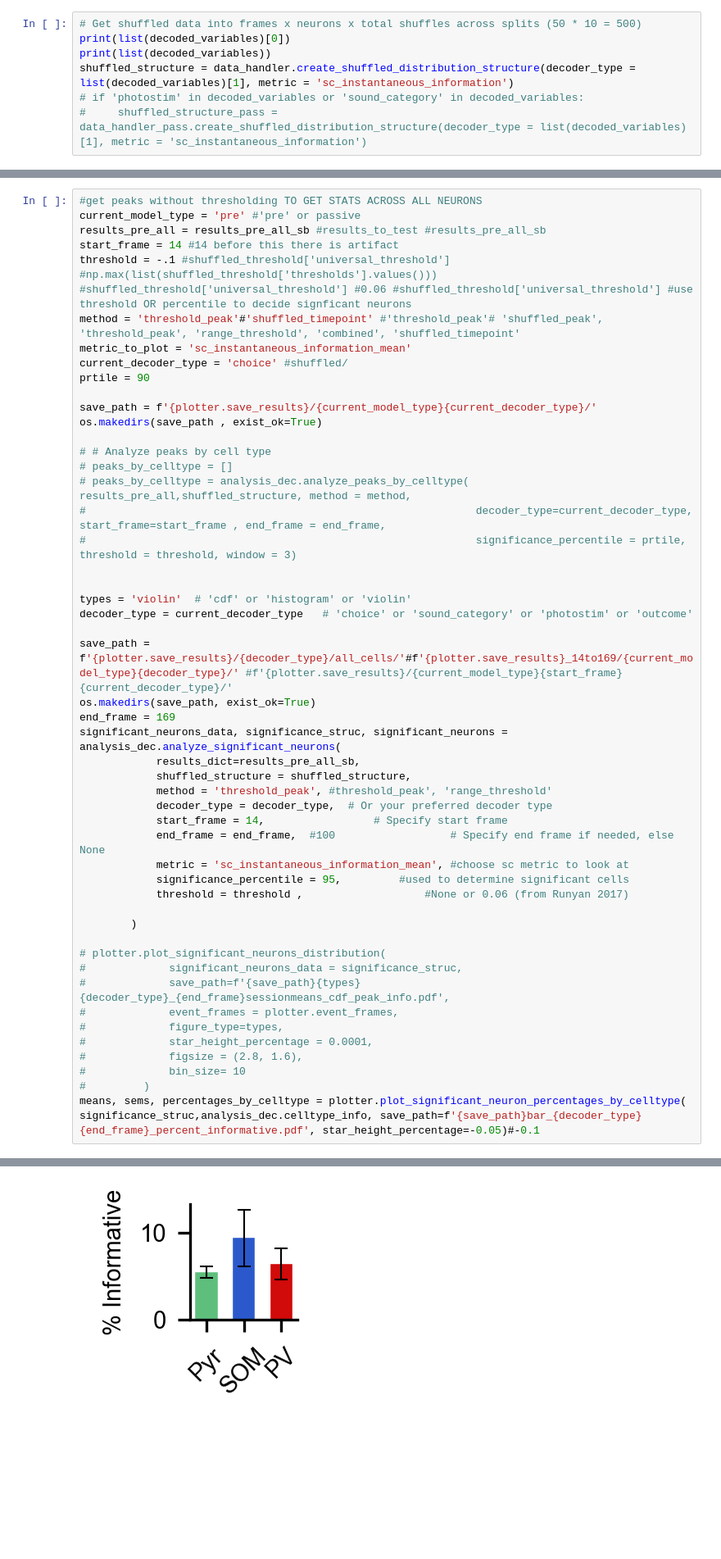
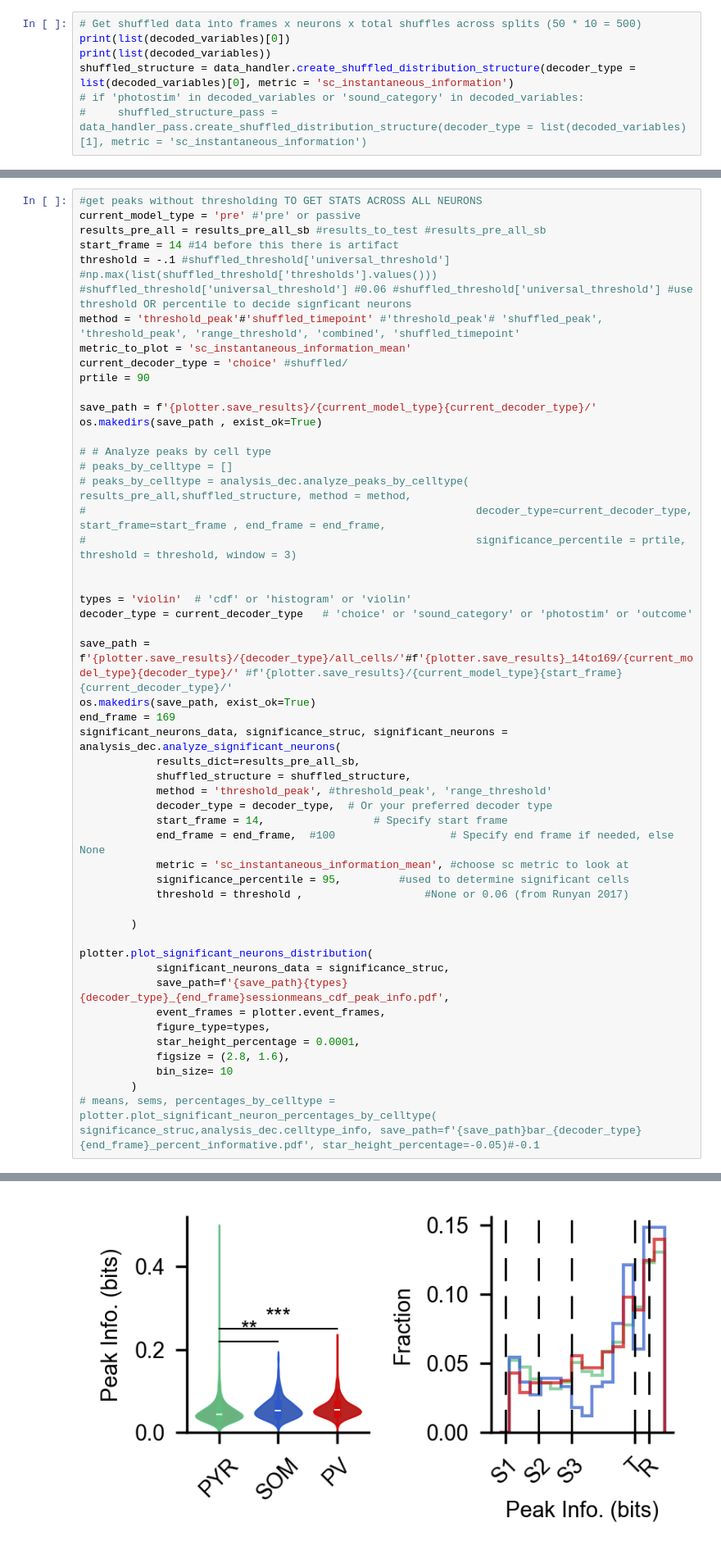
Before and after one commit to constanzabassi/GLM-analysis, a Jupyter notebook: run_glm_decoding_analysis.ipynb, the cells around one changed output, grey strips where cells are left out. Shown at 82% size. Saved outputs shown, nothing was run; the diff lists cells and outputs as text; blank space fills up the shorter version.

Commit message:
changes to sig neuron plot

```diff
--- a/run_glm_decoding_analysis.ipynb
+++ b/run_glm_decoding_analysis.ipynb
@@ -147,7 +178,7 @@ Memory used by this process: 47.52 GB
 # Get shuffled data into frames x neurons x total shuffles across splits (50 * 10 = 500)
 print(list(decoded_variables)[0])
 print(list(decoded_variables))
-shuffled_structure = data_handler.create_shuffled_distribution_structure(decoder_type = list(decoded_variables)[1], metric = 'sc_instantaneous_information')
+shuffled_structure = data_handler.create_shuffled_distribution_structure(decoder_type = list(decoded_variables)[0], metric = 'sc_instantaneous_information')
 # if 'photostim' in decoded_variables or 'sound_category' in decoded_variables:
 #     shuffled_structure_pass = data_handler_pass.create_shuffled_distribution_structure(decoder_type = list(decoded_variables)[1], metric = 'sc_instantaneous_information')
 # %% [output]
@@ -320,14 +351,14 @@ significant_neurons_data, significance_struc, significant_neurons = analysis_dec
 
         )
 
-# plotter.plot_significant_neurons_distribution(
-#             significant_neurons_data = significance_struc,
-#             save_path=f'{save_path}{types}{decoder_type}_{end_frame}sessionmeans_cdf_peak_info.pdf',
-#             event_frames = plotter.event_frames,
-#             figure_type=types,
-#             star_height_percentage = 0.0001,
-#             figsize = (2.8, 1.6),
-#             bin_size= 10
-#         )
-means, sems, percentages_by_celltype = plotter.plot_significant_neuron_percentages_by_celltype( significance_struc,analysis_dec.celltype_info, save_path=f'{save_path}bar_{decoder_type}{end_frame}_percent_informative.pdf', star_height_percentage=-0.05)#-0.1
+plotter.plot_significant_neurons_distribution(
+            significant_neurons_data = significance_struc,
+            save_path=f'{save_path}{types}{decoder_type}_{end_frame}sessionmeans_cdf_peak_info.pdf',
+            event_frames = plotter.event_frames,
+            figure_type=types,
+            star_height_percentage = 0.0001,
+            figsize = (2.8, 1.6),
+            bin_size= 10
+        )
+# means, sems, percentages_by_celltype = plotter.plot_significant_neuron_percentages_by_celltype( significance_struc,analysis_dec.celltype_info, save_path=f'{save_path}bar_{decoder_type}{end_frame}_percent_informative.pdf', star_height_percentage=-0.05)#-0.1
 # %% [output]
@@ -340 +372 @@ Bonferroni corrected alpha threshold: 0.01667
-[figure, old version]
+[figure, new version]
```
Also changed, not shown: parts of 12 cells of this notebook, 2 other files.
